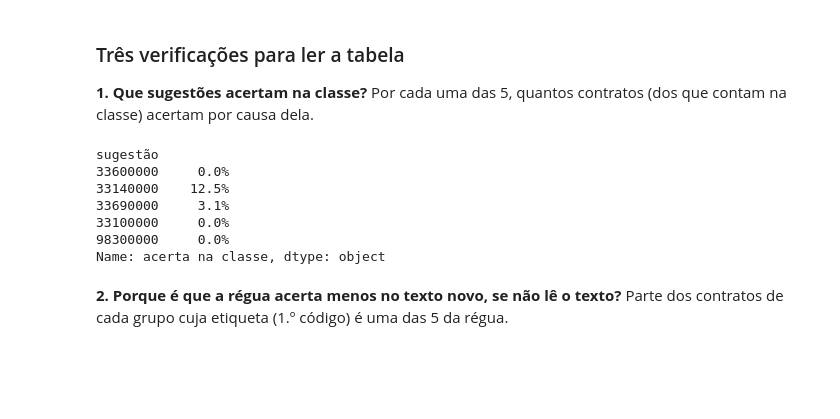
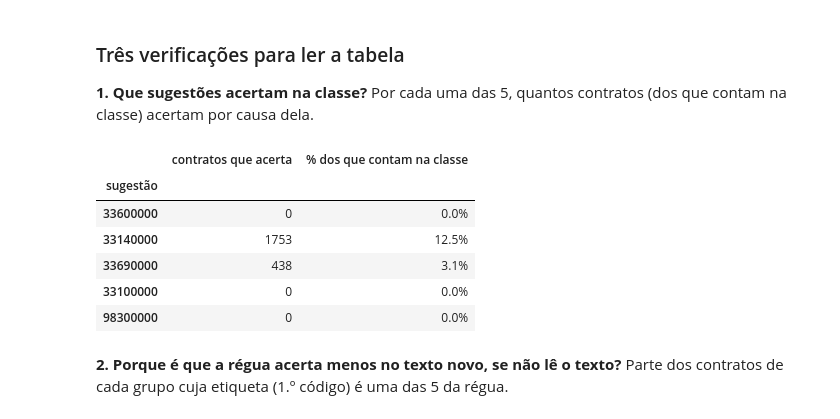
Before and after one commit to ricardoo022/cpv-portal-base, a Jupyter notebook: notebooks/03_regua.ipynb, the cells around one changed output. Drawn from its saved outputs; the diff is of its cells as text; code cells hidden in the pictures; blank space fills up the shorter version.

```diff
--- a/notebooks/03_regua.ipynb
+++ b/notebooks/03_regua.ipynb
@@ -109,19 +109,19 @@ ev.hierarchical_report(sugestoes, val["codigos"], val["visto_no_treino"]).style.
 **1. Que sugestões acertam na classe?** Por cada uma das 5, quantos contratos (dos que contam na classe) acertam por causa dela.
 # %%
 cods = val["codigos"]
-por_sugestao = pd.Series({
-    c: ev.hits(bl.suggest_most_common([c] * 5, cods.index), cods, "classe", 1).mean()
-    for c in top
-}, name="acerta na classe").rename_axis("sugestão")
-por_sugestao.map("{:.1%}".format)
+acertos = {c: ev.hits(bl.suggest_most_common([c] * 5, cods.index), cods, "classe", 1) for c in top}
+pd.DataFrame({
+    "contratos que acerta": {c: int(h.sum()) for c, h in acertos.items()},
+    "% dos que contam na classe": {c: f"{h.mean():.1%}" for c, h in acertos.items()},
+}).rename_axis("sugestão")
 # %% [output]
-sugestão
-33600000     0.0%
-33140000    12.5%
-33690000     3.1%
-33100000     0.0%
-98300000     0.0%
-Name: acerta na classe, dtype: object
+|  | contratos que acerta | % dos que contam na classe |
+| sugestão |  |  |
+| 33600000 | 0 | 0.0% |
+| 33140000 | 1753 | 12.5% |
+| 33690000 | 438 | 3.1% |
+| 33100000 | 0 | 0.0% |
+| 98300000 | 0 | 0.0% |
 # %% [markdown]
 **2. Porque é que a régua acerta menos no texto novo, se não lê o texto?** Parte dos contratos de cada grupo cuja etiqueta (1.º código) é uma das 5 da régua.
 # %%
```
Also changed, not shown: 4 other files.
